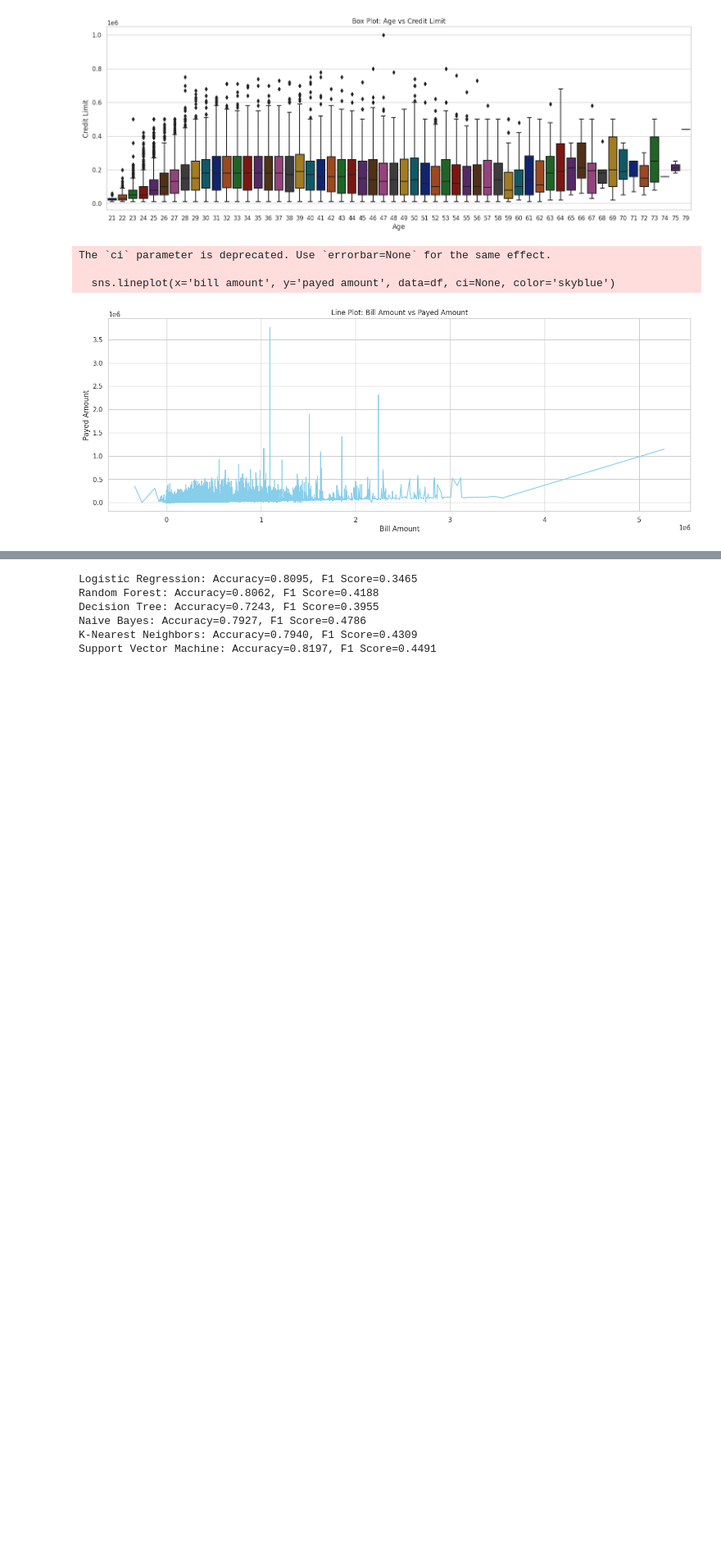
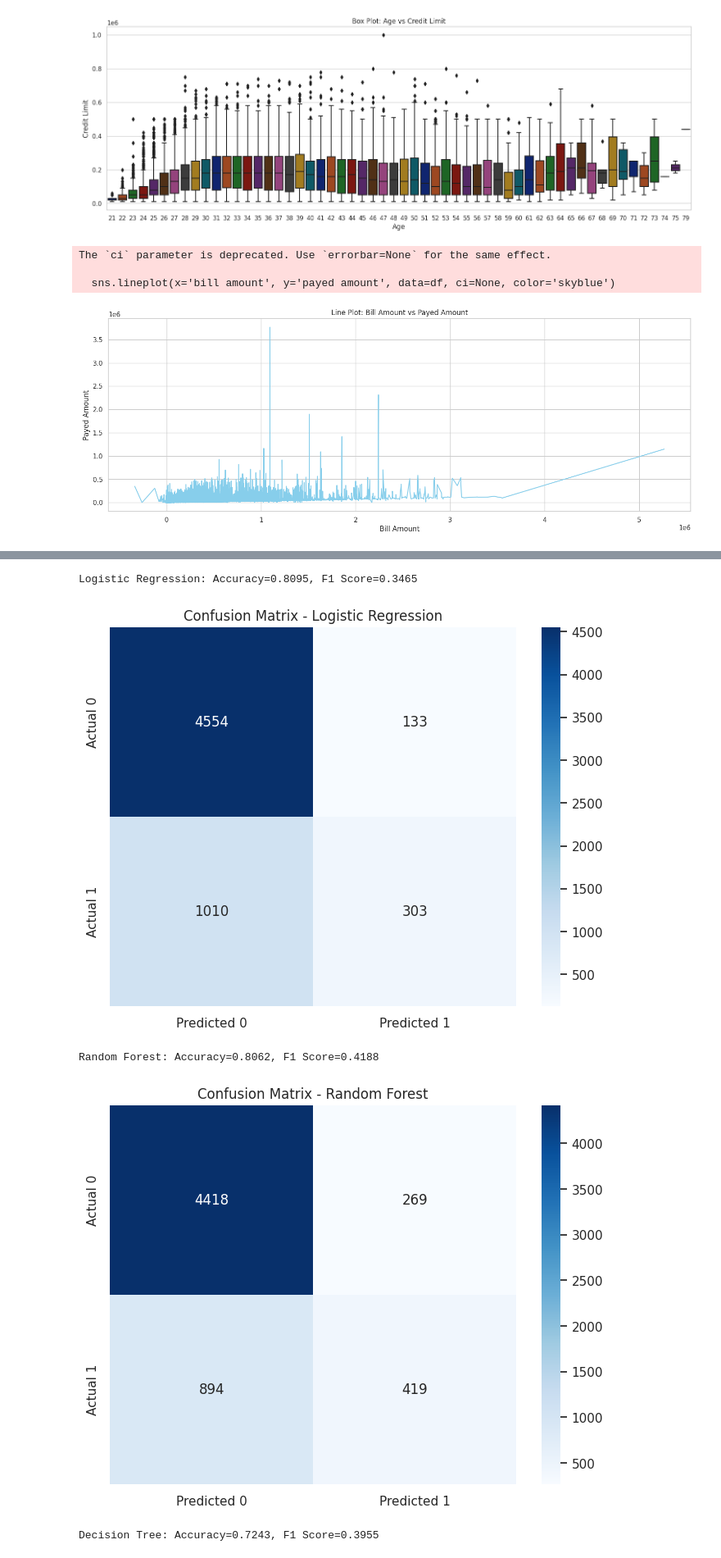
Before and after one commit to bajajdivya/ids-project, a Jupyter notebook: IDS_Project.ipynb, the cells around one changed output, grey strips where cells are left out. Shown: that part at 82% size. Cells and saved outputs as stored; diff of their text form; code cells hidden in the pictures; blank space fills up the shorter version.

```diff
--- a/IDS_Project.ipynb
+++ b/IDS_Project.ipynb
@@ -228,30 +236,36 @@ The `ci` parameter is deprecated. Use `errorbar=None` for the same effect.
 # %%
 X = df.drop('default payment next month', axis=1)
 y = df['default payment next month']
 X_train, X_test, y_train, y_test = train_test_split(X, y, test_size=0.2, random_state=42)
 scaler = StandardScaler()
 X_train_scaled = scaler.fit_transform(X_train)
 X_test_scaled = scaler.transform(X_test)
 
 classifiers = {
     'Logistic Regression': LogisticRegression(random_state=42),
     'Random Forest': RandomForestClassifier(random_state=42, n_estimators=10),
     'Decision Tree': DecisionTreeClassifier(random_state=42),
     'Naive Bayes': GaussianNB(),
     'K-Nearest Neighbors': KNeighborsClassifier(),
     'Support Vector Machine': SVC(random_state=42),
 }
 
 for name, classifier in classifiers.items():
     classifier.fit(X_train_scaled, y_train)
     y_pred = classifier.predict(X_test_scaled)
     accuracy = accuracy_score(y_test, y_pred)
     f1 = f1_score(y_test, y_pred)
     print(f'{name}: Accuracy={accuracy:.4f}, F1 Score={f1:.4f}')
+
+    cm = confusion_matrix(y_test, y_pred)
+    cm_df = pd.DataFrame(cm, index=['Actual 0', 'Actual 1'], columns=['Predicted 0', 'Predicted 1'])
+    plt.figure(figsize=(8, 6))
+    sns.heatmap(cm_df, annot=True, fmt='g', cmap='Blues')
+    plt.title(f'Confusion Matrix - {name}')
+    plt.show()
 # %% [output]
 Logistic Regression: Accuracy=0.8095, F1 Score=0.3465
-Random Forest: Accuracy=0.8062, F1 Score=0.4188
-Decision Tree: Accuracy=0.7243, F1 Score=0.3955
-Naive Bayes: Accuracy=0.7927, F1 Score=0.4786
-K-Nearest Neighbors: Accuracy=0.7940, F1 Score=0.4309
-Support Vector Machine: Accuracy=0.8197, F1 Score=0.4491
+[figure, added]
+Random Forest: Accuracy=0.8062, F1 Score=0.4188
+[figure, added]
+Decision Tree: Accuracy=0.7243, F1 Score=0.3955
```
Also changed, not shown: parts of 3 cells of this notebook.
